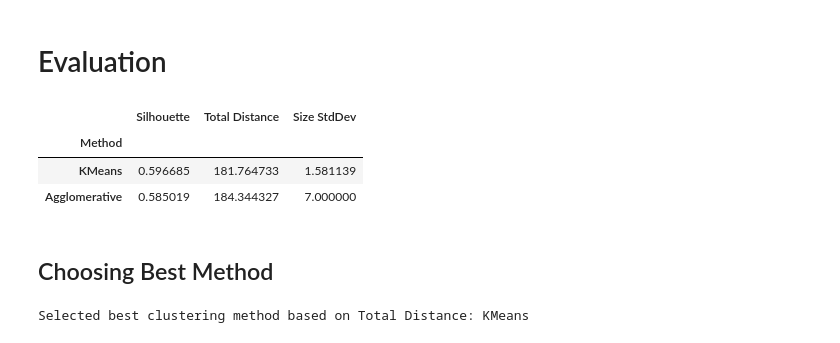
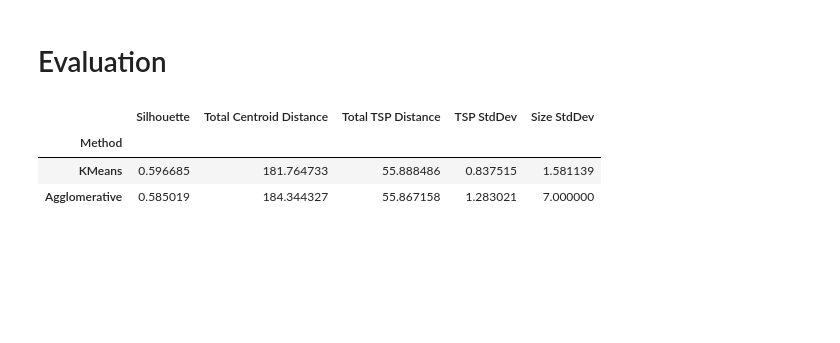
Before and after one commit to amirZZZkiller/snappfood-data-analyst-task, a Jupyter notebook: task 1 - restaurant assignment/task1.ipynb, the cells around one changed output. Cells and saved outputs as stored; diff of their text form; code cells hidden in the pictures; blank space fills up the shorter version.

Commit message:
feat(task1): integrate TSP and centroid distance metrics into clustering evaluation

```diff
--- a/task 1 - restaurant assignment/task1.ipynb
+++ b/task 1 - restaurant assignment/task1.ipynb
@@ -102,6 +170,9 @@ plt.show()
 kmeans = KMeans(n_clusters=5, random_state=42)
 df['kmeans_label'] = kmeans.fit_predict(df[['Feature_1', 'Feature_2']])
 kmeans_centroids = kmeans.cluster_centers_
+
+# Remap label from 0–4 to 1–5 for readability
+df['kmeans_person'] = df['kmeans_label'] + 1
 # %% [markdown]
 ### Visualize Clusters
 # %%
@@ -133,0 +195,3 @@ Name: count, dtype: int64
+# %%
+print("=== KMEANS CLUSTERING REPORT ===")
+kmeans_stats = report_cluster_stats(df, 'kmeans_label', centroids=kmeans_centroids)
@@ -166,0 +239,3 @@ Name: count, dtype: int64
+# %%
+print("\n=== AGGLOMERATIVE CLUSTERING REPORT ===")
+agglo_stats = report_cluster_stats(df, 'agglo_label')
@@ -167,51 +260,34 @@ Name: count, dtype: int64
 # %% [markdown]
 # Evaluation
 # %%
-def evaluate_clustering(df, label_col, method_name, centroids=None):
+def evaluate_clustering(df, label_col, method_name, stats):
     labels = df[label_col].values
     unique_labels = np.unique(labels)
 
     # Silhouette Score
-    silhouette = silhouette_score(df[['Feature_1', 'Feature_2']], labels) if len(set(labels)) > 1 else np.nan
+    silhouette = silhouette_score(df[['Feature_1', 'Feature_2']], labels) if len(unique_labels) > 1 else np.nan
 
-    # Intra-cluster total distance
-    total_distance = 0
-    for label in unique_labels:
-        cluster = df[df[label_col] == label][['Feature_1', 'Feature_2']]
-        if centroids is not None:
-            centroid = centroids[label].reshape(1, -1)
-        else:
-            centroid = cluster.mean().values.reshape(1, -1)
-        total_distance += np.linalg.norm(cluster.values - centroid, axis=1).sum()
-
-    # Cluster size balance
-    cluster_sizes = df[label_col].value_counts()
-    size_std = cluster_sizes.std()
+    # Cluster size balance (from stats)
+    size_std = stats['counts'].std()
 
     return {
         'Method': method_name,
         'Silhouette': silhouette,
-        'Total Distance': total_distance,
+        'Total Centroid Distance': stats['centroid_total'],
+        'Total TSP Distance': stats['tsp_total'],
+        'TSP StdDev': stats['tsp_std'],
         'Size StdDev': size_std
     }
 # %%
-# Evaluate KMeans and Agglomerative
-eval_kmeans = evaluate_clustering(df, 'kmeans_label', 'KMeans', centroids=kmeans_centroids)
-eval_agglo = evaluate_clustering(df, 'agglo_label', 'Agglomerative')
+# Use those stats in the evaluation
+eval_kmeans = evaluate_clustering(df, 'kmeans_label', 'KMeans', kmeans_stats)
+eval_agglo = evaluate_clustering(df, 'agglo_label', 'Agglomerative', agglo_stats)
 
-# Create comparison DataFrame
+# Create and display comparison table
 eval_df = pd.DataFrame([eval_kmeans, eval_agglo]).set_index('Method')
-eval_df
+display(eval_df)
 # %% [output]
-|  | Silhouette | Total Distance | Size StdDev |
-| Method |  |  |  |
-| KMeans | 0.596685 | 181.764733 | 1.581139 |
-| Agglomerative | 0.585019 | 184.344327 | 7.000000 |
+|  | Silhouette | Total Centroid Distance | Total TSP Distance | TSP StdDev | Size StdDev |
+| Method |  |  |  |  |  |
+| KMeans | 0.596685 | 181.764733 | 55.888486 | 0.837515 | 1.581139 |
+| Agglomerative | 0.585019 | 184.344327 | 55.867158 | 1.283021 | 7.000000 |
-# %% [markdown]
-## Choosing Best Method
-# %%
-# Choose method with lower total distance
-best_method = eval_df.sort_values(by=['Total Distance'], ascending=[True]).index[0]
-print(f"Selected best clustering method based on Total Distance: {best_method}")
-# %% [output]
-Selected best clustering method based on Total Distance: KMeans
```
Also changed, not shown: parts of 9 cells of this notebook.
